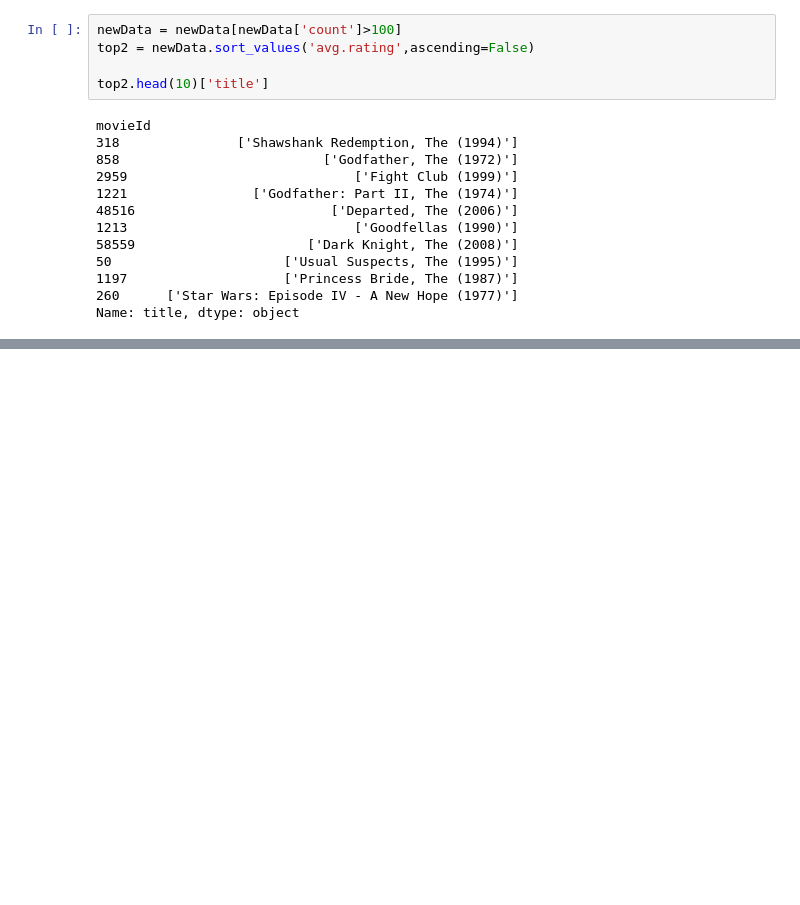
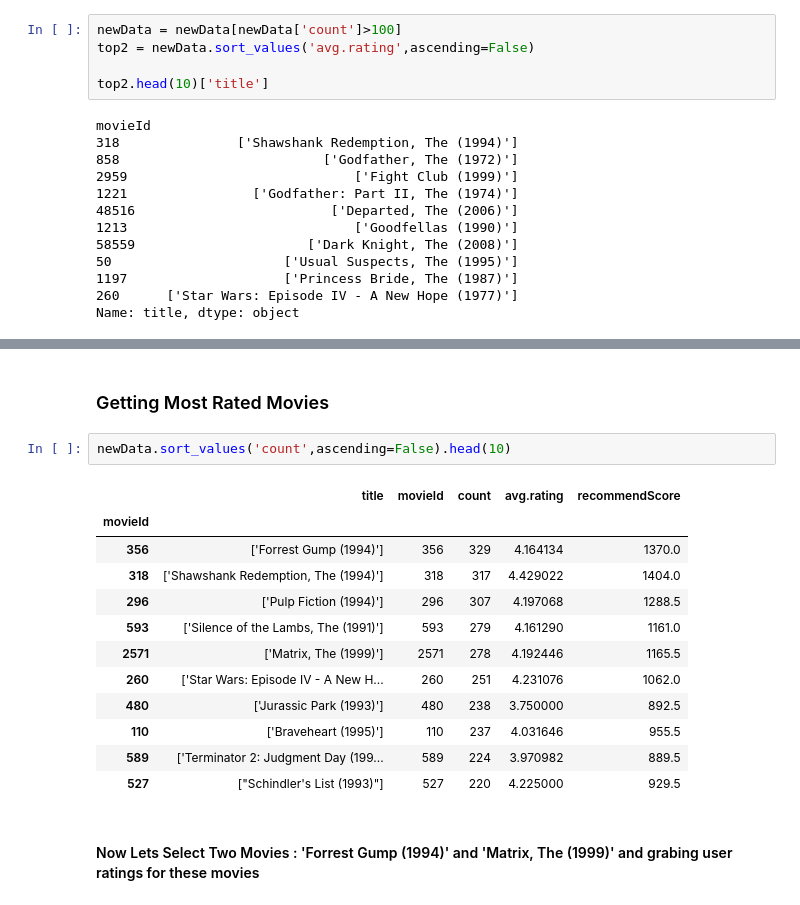
Before and after one commit to goyalshashank/DataScience, a Jupyter notebook: Movie Recommendation/Movie_Recommendation.ipynb, the cells around one changed output, grey strips where cells are left out. Cells and saved outputs as stored; diff of their text form; blank space fills up the shorter version.

```diff
--- a/Movie Recommendation/Movie_Recommendation.ipynb
+++ b/Movie Recommendation/Movie_Recommendation.ipynb
@@ -189,0 +204,19 @@ Name: title, dtype: object
+# %% [markdown]
+### Getting Most Rated Movies
+# %%
+newData.sort_values('count',ascending=False).head(10)
+# %% [output]
+|  | title | movieId | count | avg.rating | recommendScore |
+| movieId |  |  |  |  |  |
+| 356 | ['Forrest Gump (1994)'] | 356 | 329 | 4.164134 | 1370.0 |
+| 318 | ['Shawshank Redemption, The (1994)'] | 318 | 317 | 4.429022 | 1404.0 |
+| 296 | ['Pulp Fiction (1994)'] | 296 | 307 | 4.197068 | 1288.5 |
+| 593 | ['Silence of the Lambs, The (1991)'] | 593 | 279 | 4.161290 | 1161.0 |
+| 2571 | ['Matrix, The (1999)'] | 2571 | 278 | 4.192446 | 1165.5 |
+| 260 | ['Star Wars: Episode IV - A New H... | 260 | 251 | 4.231076 | 1062.0 |
+| 480 | ['Jurassic Park (1993)'] | 480 | 238 | 3.750000 | 892.5 |
+| 110 | ['Braveheart (1995)'] | 110 | 237 | 4.031646 | 955.5 |
+| 589 | ['Terminator 2: Judgment Day (199... | 589 | 224 | 3.970982 | 889.5 |
+| 527 | ["Schindler's List (1993)"] | 527 | 220 | 4.225000 | 929.5 |
+# %% [markdown]
+#### Now Lets Select Two Movies : 'Forrest Gump (1994)' and 'Matrix, The (1999)' and grabing user ratings for these movies
```
Also changed, not shown: parts of 13 cells of this notebook.
